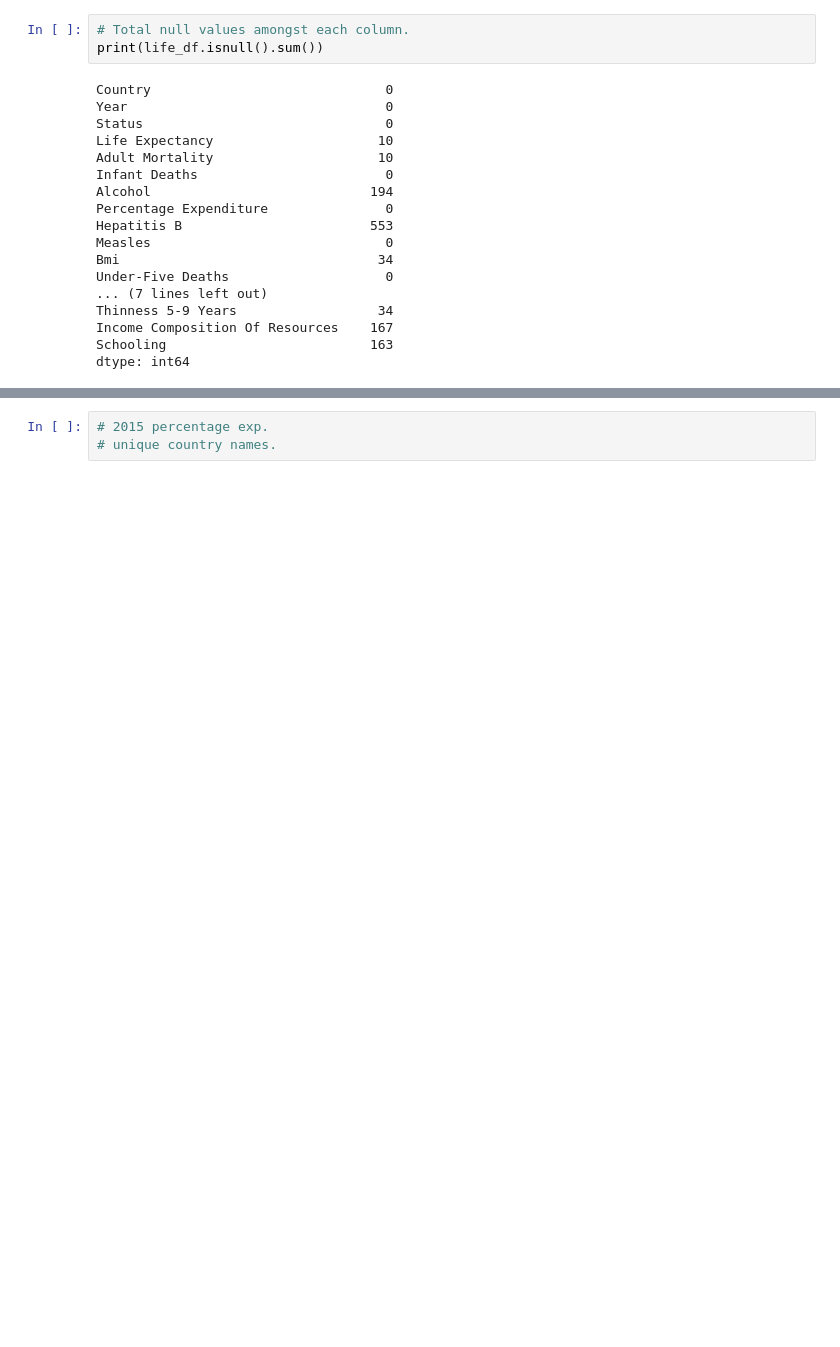
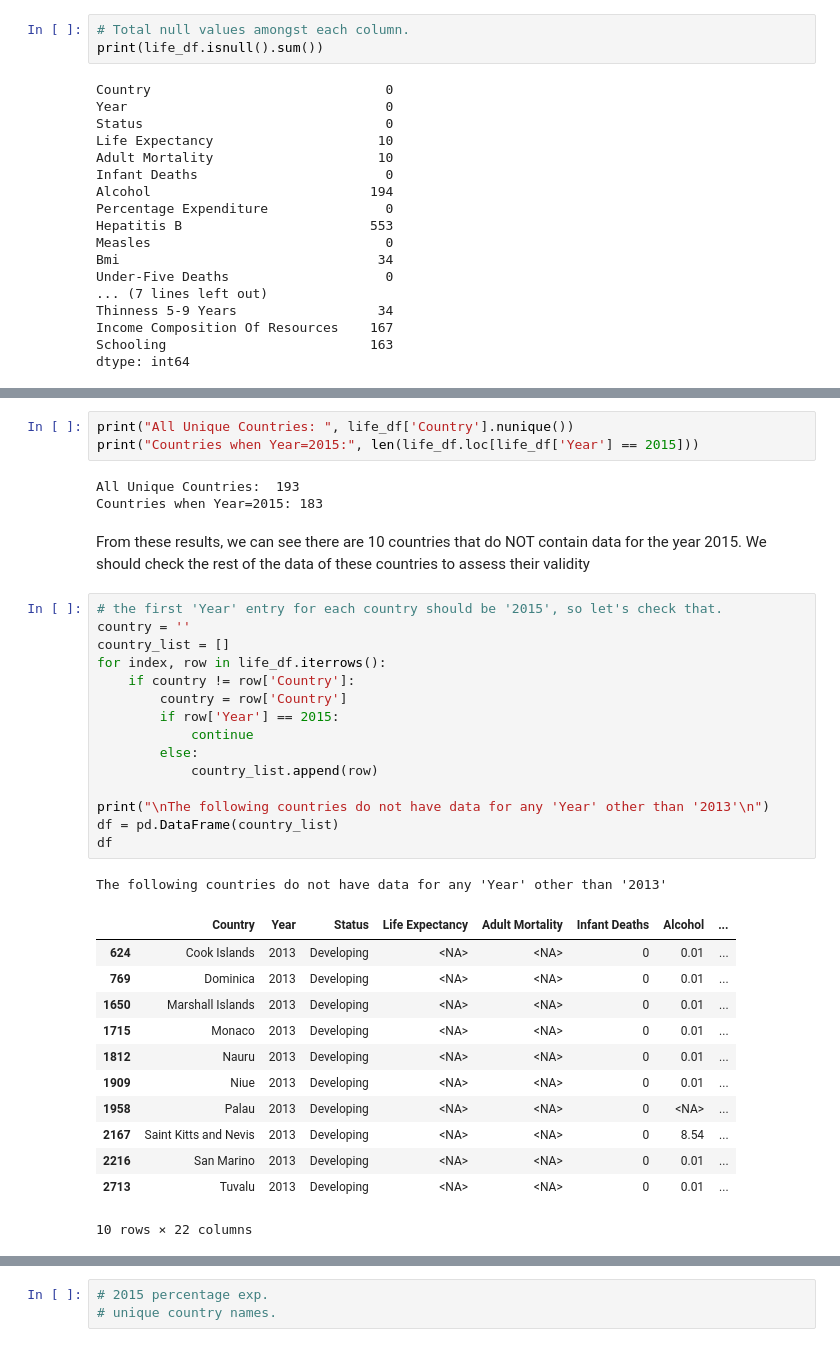
Before and after one commit to HoManCode/Group2-SIT307, a Jupyter notebook: A2 Dataset.ipynb, the cells around one changed output, grey strips where cells are left out. Drawn from its saved outputs; the diff is of its cells as text; blank space fills up the shorter version.

```diff
--- a/A2 Dataset.ipynb
+++ b/A2 Dataset.ipynb
@@ -82,0 +97,38 @@ Name: Percentage Expenditure, Length: 2328, dtype: Int64
+# %%
+print("All Unique Countries: ", life_df['Country'].nunique())
+print("Countries when Year=2015:", len(life_df.loc[life_df['Year'] == 2015]))
+# %% [output]
+All Unique Countries:  193
+Countries when Year=2015: 183
+# %% [markdown]
+From these results, we can see there are 10 countries that do NOT contain data for the year 2015.
+We should check the rest of the data of these countries to assess their validity
+# %%
+# the first 'Year' entry for each country should be '2015', so let's check that.
+country = ''
+country_list = []
+for index, row in life_df.iterrows():
+    if country != row['Country']:
+        country = row['Country']
+        if row['Year'] == 2015:
+            continue
+        else:
+            country_list.append(row)
+
+print("\nThe following countries do not have data for any 'Year' other than '2013'\n")
+df = pd.DataFrame(country_list)
+df
+# %% [output]
+The following countries do not have data for any 'Year' other than '2013'
+|  | Country | Year | Status | Life Expectancy | Adult Mortality | Infant Deaths | Alcohol | ... |
+| 624 | Cook Islands | 2013 | Developing | <NA> | <NA> | 0 | 0.01 | ... |
+| 769 | Dominica | 2013 | Developing | <NA> | <NA> | 0 | 0.01 | ... |
+| 1650 | Marshall Islands | 2013 | Developing | <NA> | <NA> | 0 | 0.01 | ... |
+| 1715 | Monaco | 2013 | Developing | <NA> | <NA> | 0 | 0.01 | ... |
+| 1812 | Nauru | 2013 | Developing | <NA> | <NA> | 0 | 0.01 | ... |
+| 1909 | Niue | 2013 | Developing | <NA> | <NA> | 0 | 0.01 | ... |
+| 1958 | Palau | 2013 | Developing | <NA> | <NA> | 0 | <NA> | ... |
+| 2167 | Saint Kitts and Nevis | 2013 | Developing | <NA> | <NA> | 0 | 8.54 | ... |
+| 2216 | San Marino | 2013 | Developing | <NA> | <NA> | 0 | 0.01 | ... |
+| 2713 | Tuvalu | 2013 | Developing | <NA> | <NA> | 0 | 0.01 | ... |
+10 rows × 22 columns
```
Also changed, not shown: parts of 16 cells of this notebook.
